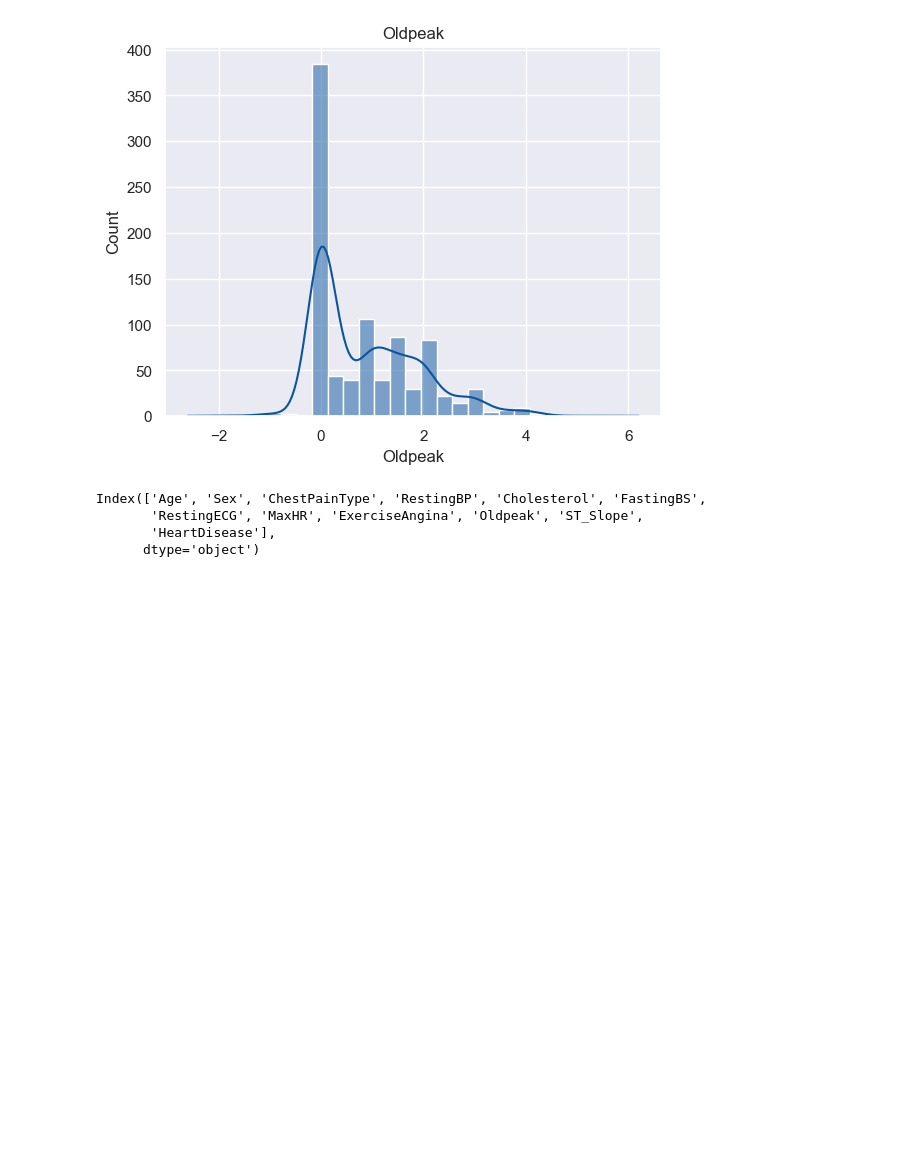
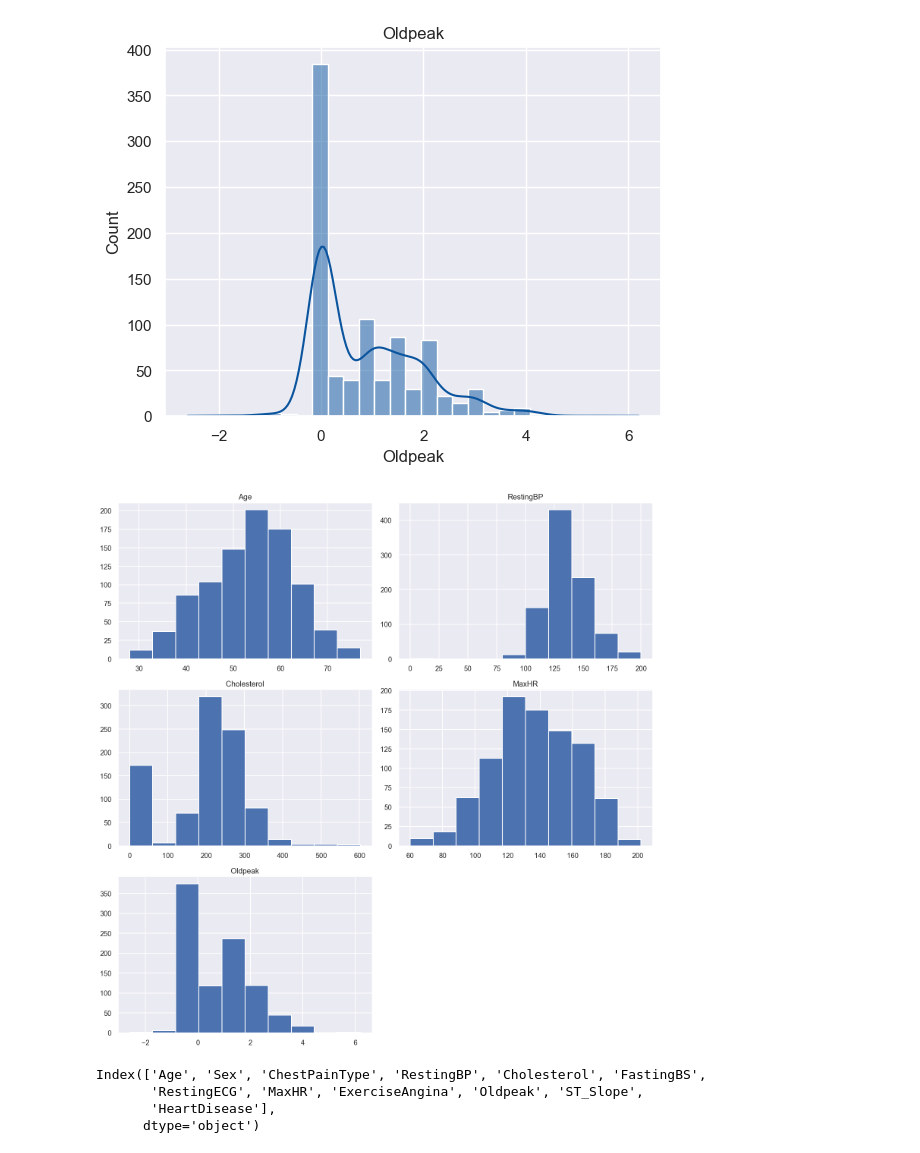
Before and after one commit to UzmaSayyeda/Heart-Disease-Analysis, a Jupyter notebook: heart_disease_analysis.ipynb, the cells around one changed output. Saved outputs shown, nothing was run; the diff lists cells and outputs as text; code cells hidden in the pictures; blank space fills up the shorter version.

```diff
--- a/heart_disease_analysis.ipynb
+++ b/heart_disease_analysis.ipynb
@@ -142,6 +165,14 @@ dist_plot(df["Oldpeak"],"Oldpeak")
 [figure]
 [figure]
 [figure]
+# %%
+# sns.distplot(cont_value)
+
+df.hist(cont_value,figsize=(15,15))
+plt.tight_layout()
+plt.show()
+# %% [output]
+[figure, added]
 # %%
 df.columns
 # %% [output]
```
Also changed, not shown: parts of 12 cells of this notebook.
